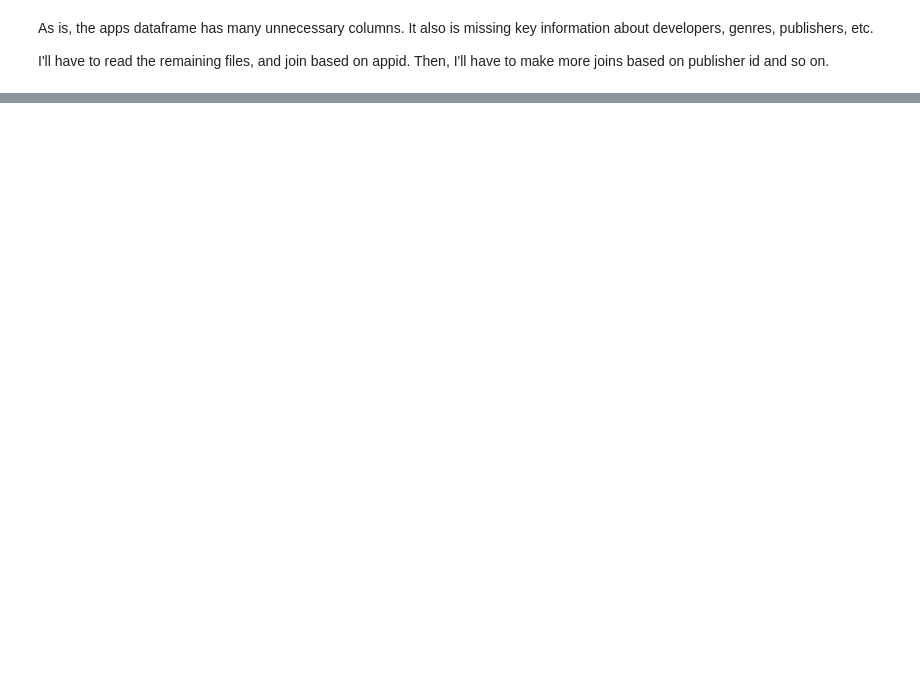
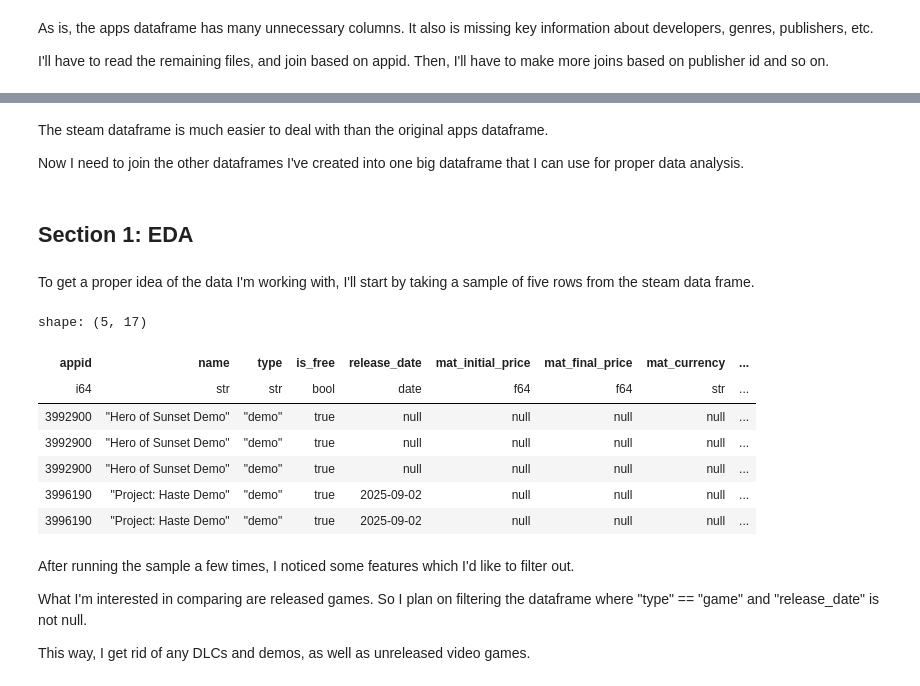
Before and after one commit to EvDev3/SteamPublishingEDA, a Jupyter notebook: SteamSaleEDA.ipynb, the cells around one changed output, grey strips where cells are left out. Drawn from its saved outputs; the diff is of its cells as text; code cells hidden in the pictures; blank space fills up the shorter version.

Commit message:
[dataframe complete] - finished creating the initial dataframe, and started some basic EDA

```diff
--- a/SteamSaleEDA.ipynb
+++ b/SteamSaleEDA.ipynb
@@ -57,0 +86,6 @@ Trying to change the respository right now
+# %%
+steam = apps.select(['appid', 'name', 'type', 'is_free', 'release_date', "mat_initial_price", "mat_final_price", "mat_currency", "recommendations_total", "created_at", "updated_at"])
+# %% [markdown]
+The steam dataframe is much easier to deal with than the original apps dataframe.
+
+Now I need to join the other dataframes I've created into one big dataframe that I can use for proper data analysis.
@@ -57,0 +104,21 @@ Trying to change the respository right now
+# %% [markdown]
+## Section 1: EDA
+# %% [markdown]
+To get a proper idea of the data I'm working with, I'll start by taking a sample of five rows from the steam data frame.
+# %%
+steam.tail(5)
+# %% [output]
+shape: (5, 17)
+| appid | name | type | is_free | release_date | mat_initial_price | mat_final_price | mat_currency | ... |
+| i64 | str | str | bool | date | f64 | f64 | str | ... |
+| 3992900 | "Hero of Sunset Demo" | "demo" | true | null | null | null | null | ... |
+| 3992900 | "Hero of Sunset Demo" | "demo" | true | null | null | null | null | ... |
+| 3992900 | "Hero of Sunset Demo" | "demo" | true | null | null | null | null | ... |
+| 3996190 | "Project: Haste Demo" | "demo" | true | 2025-09-02 | null | null | null | ... |
+| 3996190 | "Project: Haste Demo" | "demo" | true | 2025-09-02 | null | null | null | ... |
+# %% [markdown]
+After running the sample a few times, I noticed some features which I'd like to filter out.
+
+What I'm interested in comparing are released games. So I plan on filtering the dataframe where "type" == "game" and "release_date" is not null.
+
+This way, I get rid of any DLCs and demos, as well as unreleased video games.
```
Also changed, not shown: parts of 20 cells of this notebook, 1 other file.
